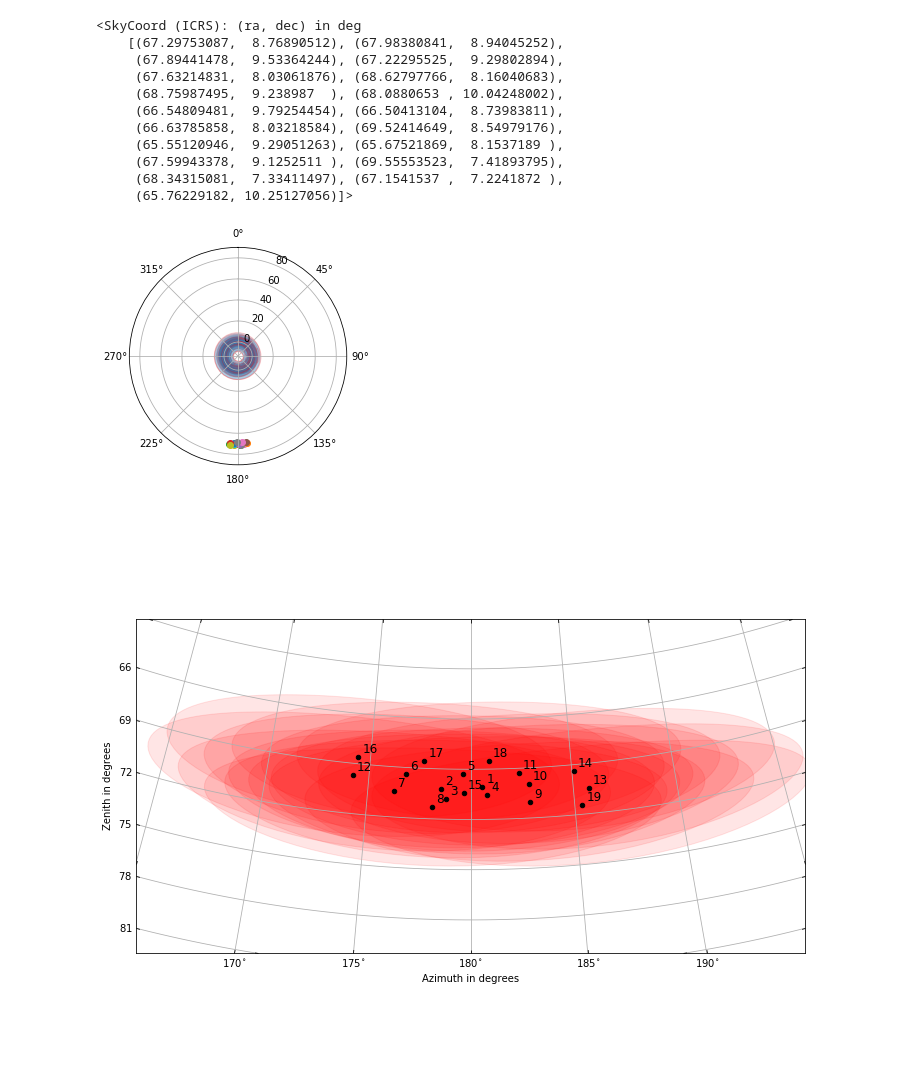
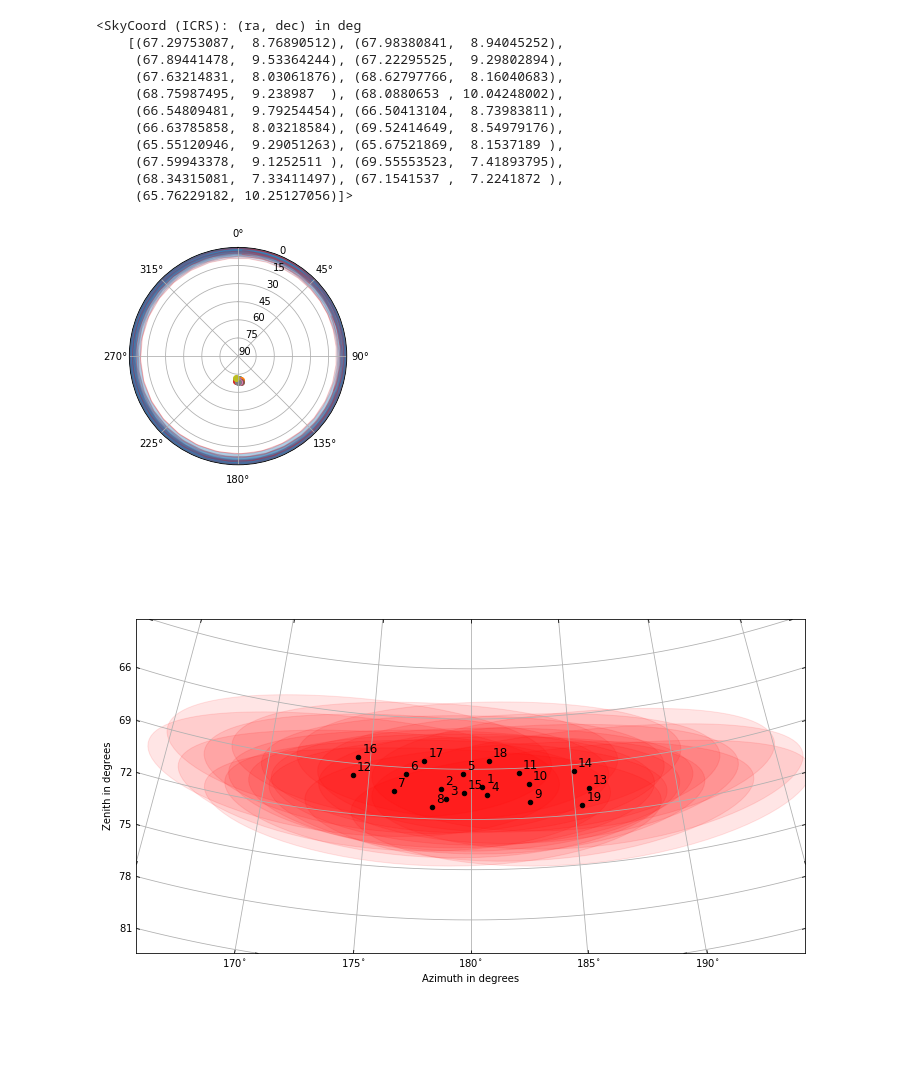
Before and after one commit to Iburelli/Divergent-Pointing, a Jupyter notebook: divtel/North_layout_test.ipynb, the cells around one changed output. Saved outputs shown, nothing was run; the diff lists cells and outputs as text; code cells hidden in the pictures.

```diff
--- a/divtel/North_layout_test.ipynb
+++ b/divtel/North_layout_test.ipynb
@@ -152,27 +152,29 @@ gal_point = tels_pointing.galactic
 # %%
 #NOT WORKING
 from astropy.visualization.wcsaxes import SphericalCircle
 ax = plt.gca(projection='polar')
 
 for tel in tels_pointing:
     az_rad = tel.az.radian
     az_deg = tel.az.degree
     alt_deg = tel.alt.degree
     #r = plt.Circle((az_rad,alt_deg), 2, facecolor="red")
     r = SphericalCircle((alt_deg * u.deg, az_deg * u.deg), 7/2 * u.degree, edgecolor='red', alpha=0.2)
     ax.add_patch(r)
     ax.scatter(az_rad, alt_deg)
 ax.set_theta_zero_location('N') # Position of azimuth = 0
 ax.set_theta_direction(-1) #Direction of azimuth increase. Clockwise is -1
 ax.grid(True)
 ax.set_aspect(1.)
-ax.set_rmax(90)
-#ax.set_xlim(0, 180)
+#invert r axis
+ax.set_rlim(90, 0, 1)
+# Note: you must set the end of arange to be slightly larger than 90 or it won't include 90
+ax.set_yticks(np.arange(0, 91, 15))#ax.set_xlim(0, 180)
 #ax.set_ylim(0, -90)
 plt.savefig("polar1.png")
 plt.show()
 # %% [output]
-[figure, old version]
+[figure, new version]
 # %%
 #SEEMS WORKING
 import mpl_toolkits.axisartist.angle_helper as angle_helper
```
